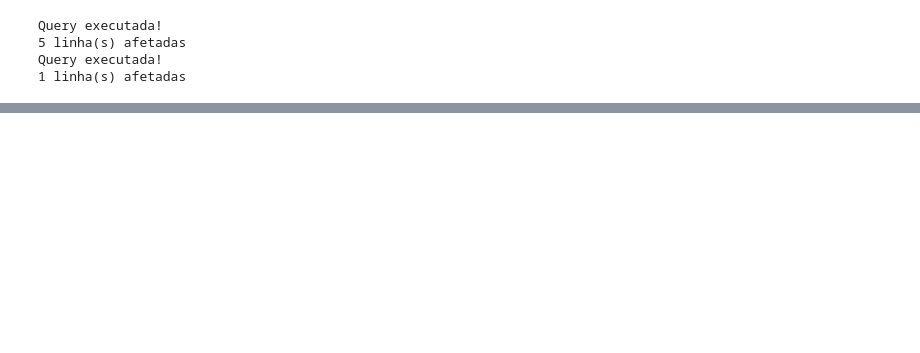
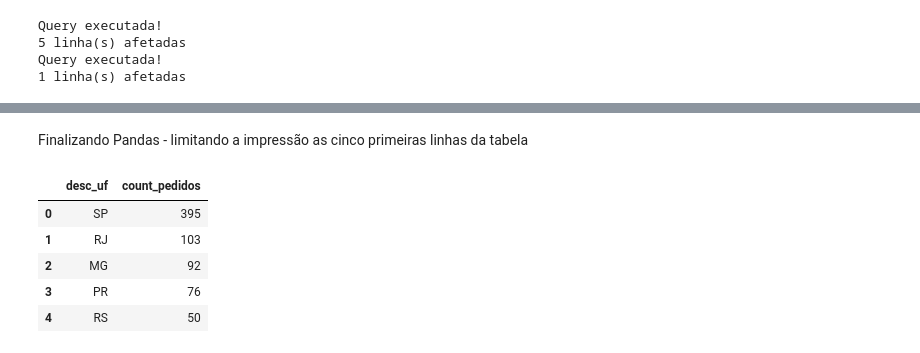
Before and after one commit to luizfelipedscoelho/bancodepatos, a Jupyter notebook: bancodepatos.ipynb, the cells around one changed output, grey strips where cells are left out. Saved outputs shown, nothing was run; the diff lists cells and outputs as text; code cells hidden in the pictures; blank space fills up the shorter version.

```diff
--- a/bancodepatos.ipynb
+++ b/bancodepatos.ipynb
@@ -148,0 +271,18 @@ Query executada!
+# %% [markdown]
+Finalizando Pandas - limitando a impressão as cinco primeiras linhas da tabela
+# %%
+query="""
+SELECT desc_uf, COUNT(*) as count_pedidos
+FROM pedido
+GROUP BY desc_uf
+ORDER BY count_pedidos DESC
+LIMIT 5
+"""
+pd.read_sql_query(query, connection)
+# %% [output]
+|  | desc_uf | count_pedidos |
+| 0 | SP | 395 |
+| 1 | RJ | 103 |
+| 2 | MG | 92 |
+| 3 | PR | 76 |
+| 4 | RS | 50 |
```
Also changed, not shown: parts of 24 cells of this notebook.
